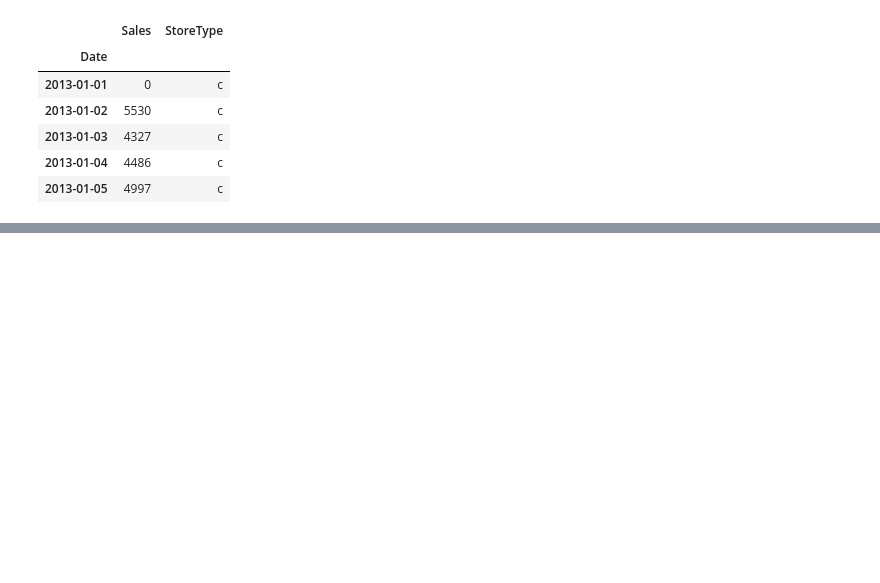
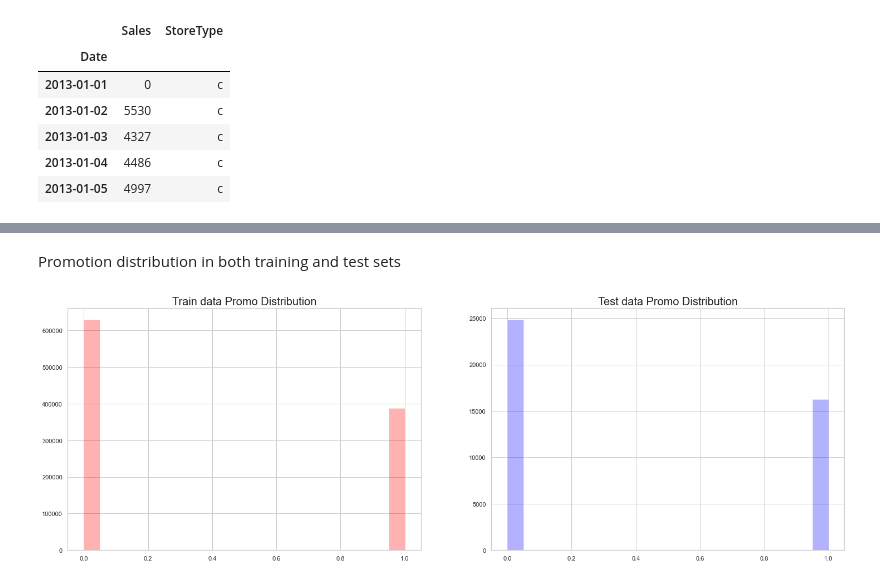
Before and after one commit to yonamg/Pharmaceutical-Sales-Prediction, a Jupyter notebook: notebook/Sales_EDA_process.ipynb, the cells around one changed output, grey strips where cells are left out. Cells and saved outputs as stored; diff of their text form; code cells hidden in the pictures; blank space fills up the shorter version.

Commit message:
perform some distributions of columns

```diff
--- a/notebook/Sales_EDA_process.ipynb
+++ b/notebook/Sales_EDA_process.ipynb
@@ -144,0 +155,6 @@ sales.head()
+# %% [markdown]
+Promotion distribution in both training and test sets
+# %%
+plot.plot_subplots(train_df['Promo'], test_df['Promo'], 'Train data Promo Distribution', 'Test data Promo Distribution')
+# %% [output]
+[figure, added]
```
Also changed, not shown: parts of 4 cells of this notebook.
